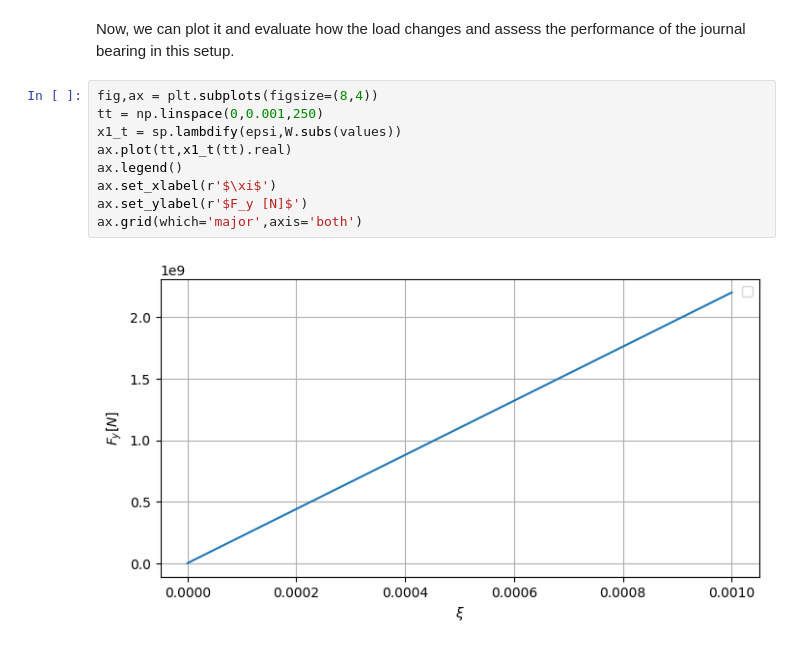
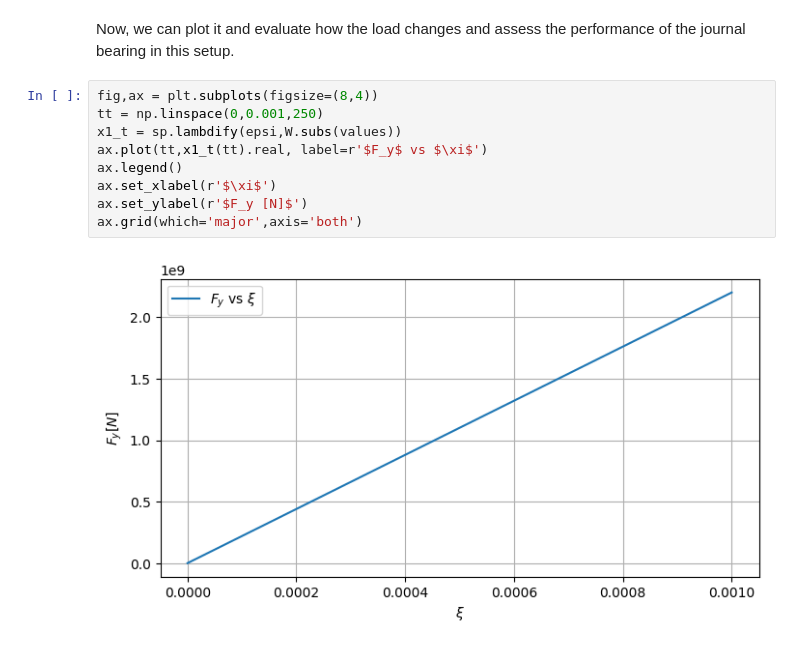
Before and after one commit to rclUPC/AdvancedFluidMechanics, a Jupyter notebook: Assignment1.ipynb, the cells around one changed output. Drawn from its saved outputs; the diff is of its cells as text.

```diff
--- a/Assignment1.ipynb
+++ b/Assignment1.ipynb
@@ -141,11 +141,11 @@ Now, we can plot it and evaluate how the load changes and assess the performance
 # %%
 fig,ax = plt.subplots(figsize=(8,4))
 tt = np.linspace(0,0.001,250)
 x1_t = sp.lambdify(epsi,W.subs(values))
-ax.plot(tt,x1_t(tt).real)
+ax.plot(tt,x1_t(tt).real, label=r'$F_y$ vs $\xi$')
 ax.legend()
 ax.set_xlabel(r'$\xi$')
 ax.set_ylabel(r'$F_y [N]$')
 ax.grid(which='major',axis='both')
 # %% [output]
-[figure, old version]
+[figure, new version]
```
